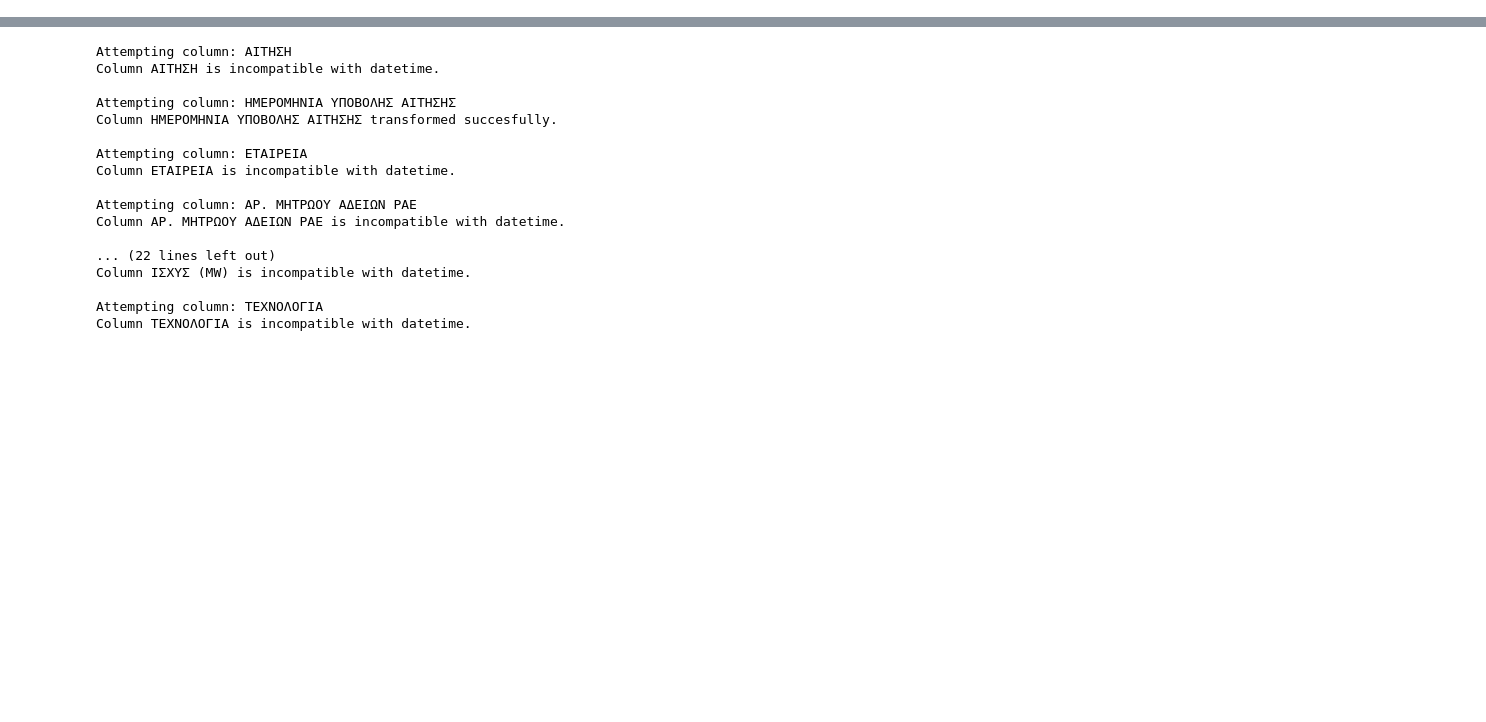
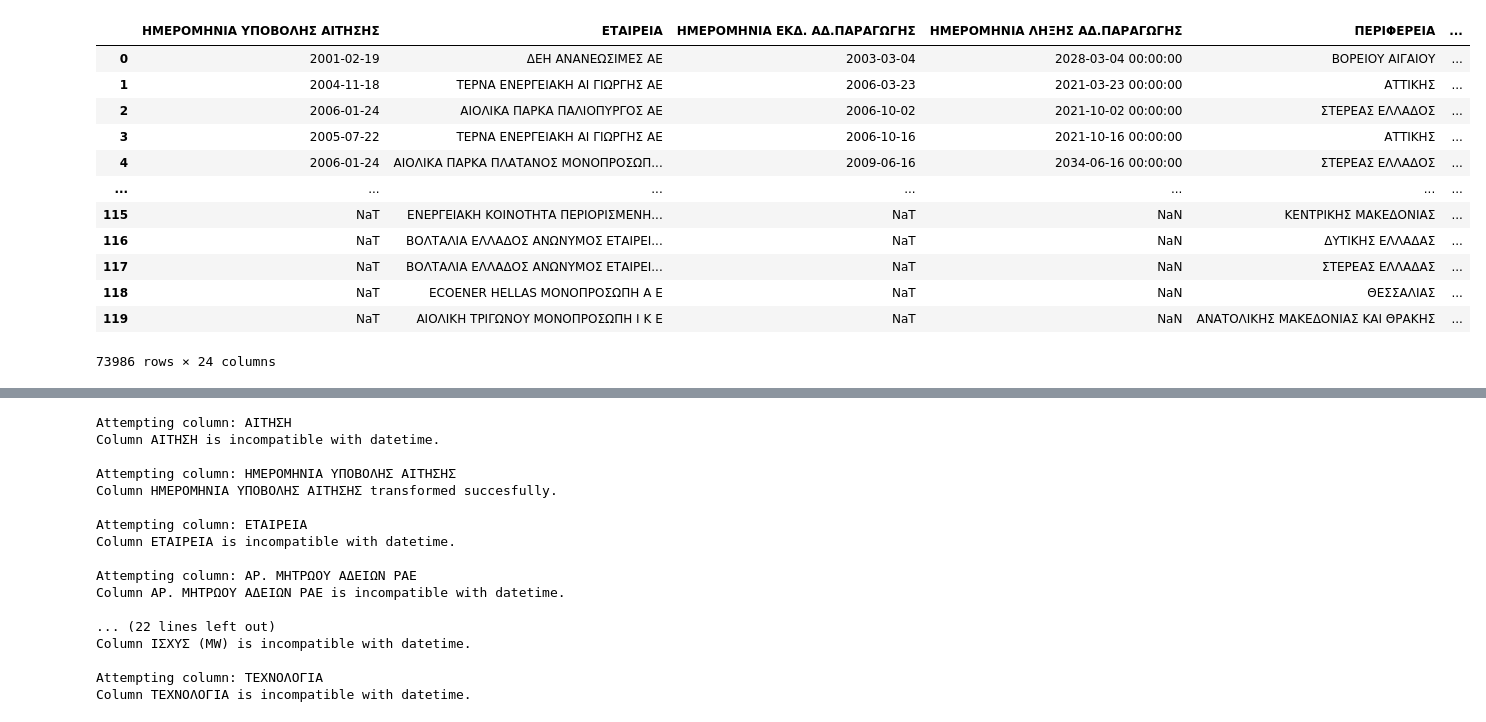
Before and after one commit to Mamxlam/RAE_Forecasting, a Jupyter notebook: src/notebooks/RAE_Forecasting_v1.ipynb, the cells around one changed output, grey strips where cells are left out. Drawn from its saved outputs; the diff is of its cells as text; code cells hidden in the pictures; blank space fills up the shorter version.

Commit message:
Modified prerpocessing of dataframes. Merging of nan data columns is pending.

```diff
--- a/src/notebooks/RAE_Forecasting_v1.ipynb
+++ b/src/notebooks/RAE_Forecasting_v1.ipynb
@@ -7,26 +8,10 @@ sample_df = pd.read_excel("../../data/202012.xlsx", header=None, sheet_name=[0,1
-# %%
-def merge_dataframes(df1, df2):
-    """
-    Merge the first 13 columns of two DataFrames.
-
-    Parameters:
-    df1 (DataFrame): First DataFrame.
-    df2 (DataFrame): Second DataFrame.
-
-    Returns:
-    DataFrame: Merged DataFrame containing the first 13 columns of each DataFrame.
-    """
-    colnames = ['ΑΙΤΗΣΗ', 'ΗΜΕΡΟΜΗΝΙΑ ΥΠΟΒΟΛΗΣ ΑΙΤΗΣΗΣ', 'ΕΤΑΙΡΕΙΑ',
-       'ΑΡ. ΜΗΤΡΩΟΥ ΑΔΕΙΩΝ ΡΑΕ', 'ΗΜΕΡΟΜΗΝΙΑ ΕΚΔ. ΑΔ.ΠΑΡΑΓΩΓΗΣ',
-       'ΗΜΕΡΟΜΗΝΙΑ ΛΗΞΗΣ ΑΔ.ΠΑΡΑΓΩΓΗΣ', 'ΠΕΡΙΦΕΡΕΙΑ', 'ΠΕΡΙΦΕΡΕΙΑΚΗ ΕΝΟΤΗΤΑ',
-       'ΔΗΜΟΣ ', 'ΔΗΜΟΤΙΚΗ ΕΝΟΤΗΤΑ', 'ΘΕΣΗ', 'ΙΣΧΥΣ (MW)', 'ΤΕΧΝΟΛΟΓΙΑ']
-    # Select the first 13 columns from each DataFrame
-    df1_subset = df1.iloc[:, :13]
-    df2_subset = df2.iloc[:, :13]
-
-    # Merge the subsets along columns
-    merged_df = pd.concat([df1_subset, df2_subset], axis=0)
-
-    merged_df = merged_df.set_axis(colnames, axis='columns')
-
-    return merged_df
+# %%
+# Define the directory containing Excel files
+directory = "../../data/"
+
+# Get all Excel files in the directory
+file_paths = [os.path.join(directory, file) for file in os.listdir(directory) if file.endswith(".xlsx")]
+column_patterns = ['ΗΜΕΡΟΜΗΝΙΑ ΥΠΟΒΟΛΗΣ.*', 'ΕΤΑΙΡΕΙΑ', 'ΗΜΕΡ.*ΕΚΔ.*ΠΑΡΑΓ.*', 'ΗΜΕΡ.*ΛΗΞΗ.*ΠΑΡΑΓ.*', 'ΠΕΡΙΦΕΡΕΙΑ', 'ΠΕΡΙΦΕΡΕΙΑΚΗ ΕΝΟΤΗΤΑ', 'ΔΗΜΟ.* ', 'ΔΗΜΟΤΙΚΗ ΕΝΟΤΗΤΑ', 'ΘΕΣΗ', '.*(MW)', 'ΤΕΧΝΟΛ.*']
+
+# Sort file paths based on their names to process them in order
+file_paths.sort()
@@ -32,0 +113,3 @@ def merge_dataframes(df1, df2):
+# %%
+# Merge DataFrames from all Excel files
+merged_df = merge_dataframes_with_previous_files(file_paths, column_patterns)
@@ -32,0 +134,16 @@ def merge_dataframes(df1, df2):
+# %%
+merged_df
+# %% [output]
+|  | ΗΜΕΡΟΜΗΝΙΑ ΥΠΟΒΟΛΗΣ ΑΙΤΗΣΗΣ | ΕΤΑΙΡΕΙΑ | ΗΜΕΡΟΜΗΝΙΑ ΕΚΔ. ΑΔ.ΠΑΡΑΓΩΓΗΣ | ΗΜΕΡΟΜΗΝΙΑ ΛΗΞΗΣ ΑΔ.ΠΑΡΑΓΩΓΗΣ | ΠΕΡΙΦΕΡΕΙΑ | ... |
+| 0 | 2001-02-19 | ΔΕΗ ΑΝΑΝΕΩΣΙΜΕΣ ΑΕ | 2003-03-04 | 2028-03-04 00:00:00 | ΒΟΡΕΙΟΥ ΑΙΓΑΙΟΥ | ... |
+| 1 | 2004-11-18 | ΤΕΡΝΑ ΕΝΕΡΓΕΙΑΚΗ ΑΙ ΓΙΩΡΓΗΣ ΑΕ | 2006-03-23 | 2021-03-23 00:00:00 | ΑΤΤΙΚΗΣ | ... |
+| 2 | 2006-01-24 | ΑΙΟΛΙΚΑ ΠΑΡΚΑ ΠΑΛΙΟΠΥΡΓΟΣ ΑΕ | 2006-10-02 | 2021-10-02 00:00:00 | ΣΤΕΡΕΑΣ ΕΛΛΑΔΟΣ | ... |
+| 3 | 2005-07-22 | ΤΕΡΝΑ ΕΝΕΡΓΕΙΑΚΗ ΑΙ ΓΙΩΡΓΗΣ ΑΕ | 2006-10-16 | 2021-10-16 00:00:00 | ΑΤΤΙΚΗΣ | ... |
+| 4 | 2006-01-24 | ΑΙΟΛΙΚΑ ΠΑΡΚΑ ΠΛΑΤΑΝΟΣ ΜΟΝΟΠΡΟΣΩΠ... | 2009-06-16 | 2034-06-16 00:00:00 | ΣΤΕΡΕΑΣ ΕΛΛΑΔΟΣ | ... |
+| ... | ... | ... | ... | ... | ... | ... |
+| 115 | NaT | ΕΝΕΡΓΕΙΑΚΗ ΚΟΙΝΟΤΗΤΑ ΠΕΡΙΟΡΙΣΜΕΝΗ... | NaT | NaN | ΚΕΝΤΡΙΚΗΣ ΜΑΚΕΔΟΝΙΑΣ | ... |
+| 116 | NaT | ΒΟΛΤΑΛΙΑ ΕΛΛΑΔΟΣ ΑΝΩΝΥΜΟΣ ΕΤΑΙΡΕΙ... | NaT | NaN | ΔΥΤΙΚΗΣ ΕΛΛΑΔΑΣ | ... |
+| 117 | NaT | ΒΟΛΤΑΛΙΑ ΕΛΛΑΔΟΣ ΑΝΩΝΥΜΟΣ ΕΤΑΙΡΕΙ... | NaT | NaN | ΣΤΕΡΕΑΣ ΕΛΛΑΔΑΣ | ... |
+| 118 | NaT | ECOENER HELLAS ΜΟΝΟΠΡΟΣΩΠΗ Α Ε | NaT | NaN | ΘΕΣΣΑΛΙΑΣ | ... |
+| 119 | NaT | ΑΙΟΛΙΚΗ ΤΡΙΓΩΝΟΥ ΜΟΝΟΠΡΟΣΩΠΗ Ι Κ Ε | NaT | NaN | ΑΝΑΤΟΛΙΚΗΣ ΜΑΚΕΔΟΝΙΑΣ ΚΑΙ ΘΡΑΚΗΣ | ... |
+73986 rows × 24 columns
```
Also changed, not shown: parts of 10 cells of this notebook.
